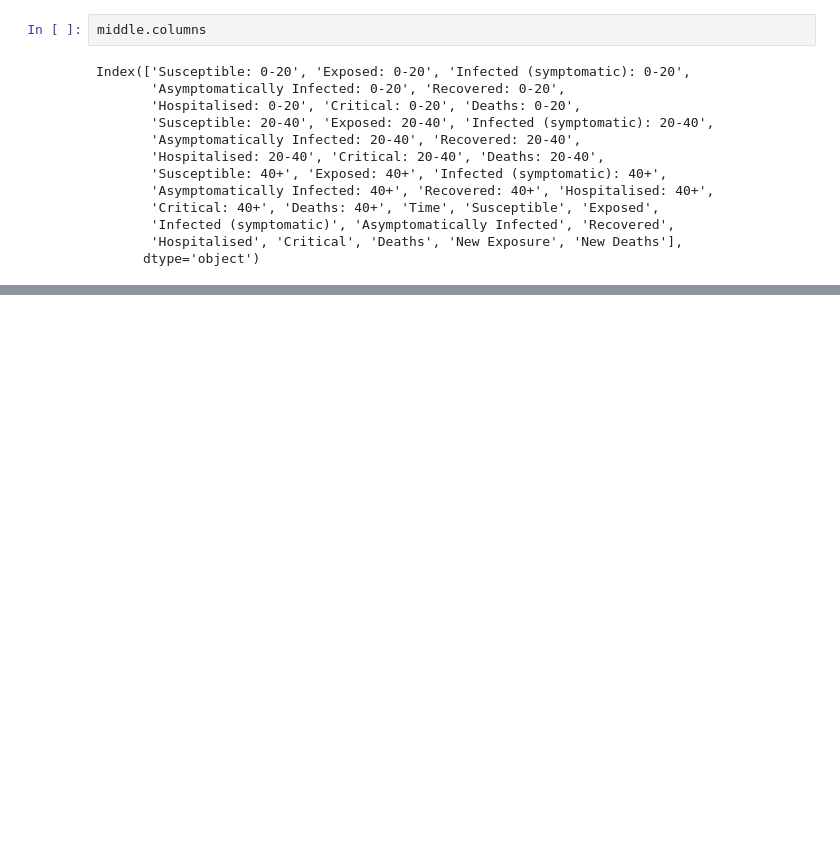
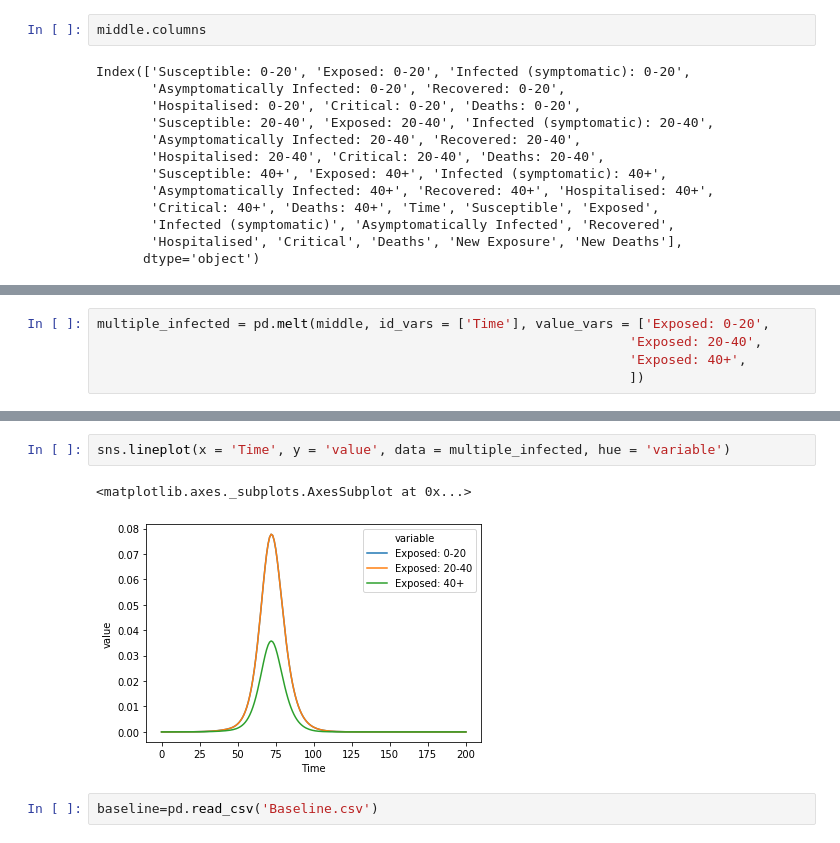
Before and after one commit to gonzrubio/Tucker_ABM, a Jupyter notebook: DataViz.ipynb, the cells around one changed output, grey strips where cells are left out. Cells and saved outputs as stored; diff of their text form; blank space fills up the shorter version.

```diff
--- a/DataViz.ipynb
+++ b/DataViz.ipynb
@@ -65 +57,6 @@ multiple_middle.head()
+# %%
+multiple_infected = pd.melt(middle, id_vars = ['Time'], value_vars = ['Exposed: 0-20',
+                                                                    'Exposed: 20-40',
+                                                                    'Exposed: 40+',
+                                                                    ])
 # %%
@@ -69,0 +72,7 @@ sns.lineplot(x = 'Time', y = 'value', data = multiple_middle, hue = 'variable')
+# %%
+sns.lineplot(x = 'Time', y = 'value', data = multiple_infected, hue = 'variable')
+# %% [output]
+<matplotlib.axes._subplots.AxesSubplot at 0x...>
+[figure, added]
+# %%
+baseline=pd.read_csv('Baseline.csv')
```
Also changed, not shown: parts of 8 cells of this notebook, 2 other files.
